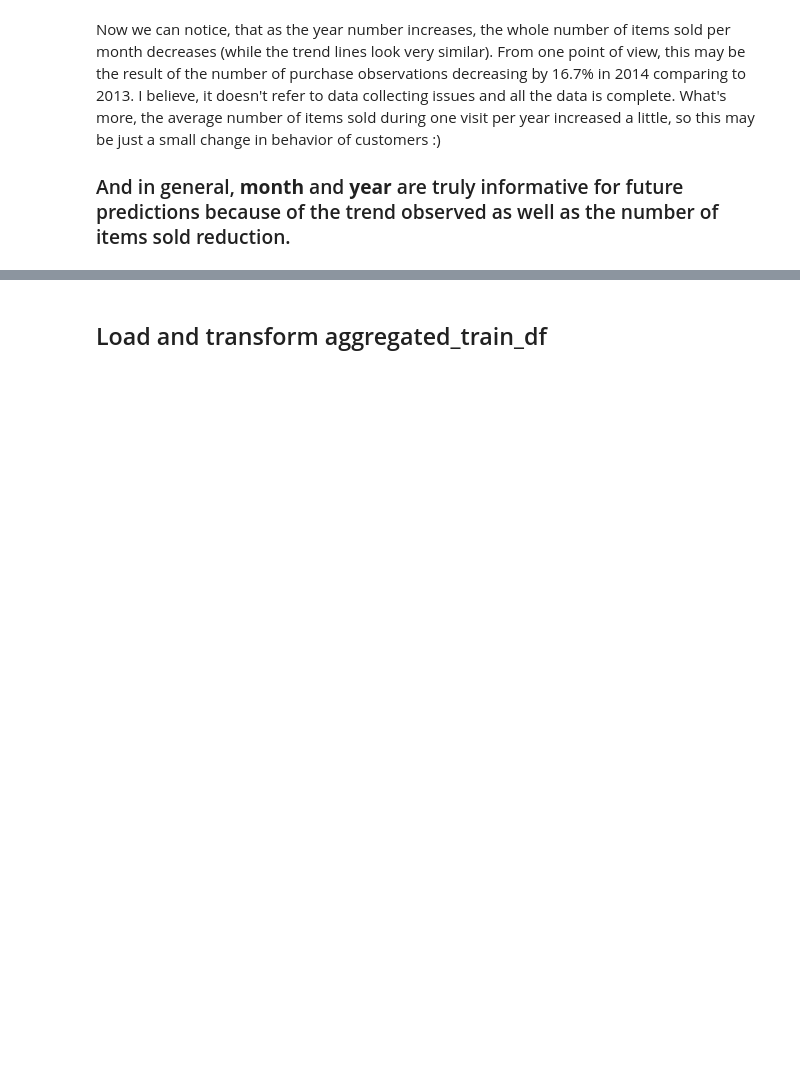
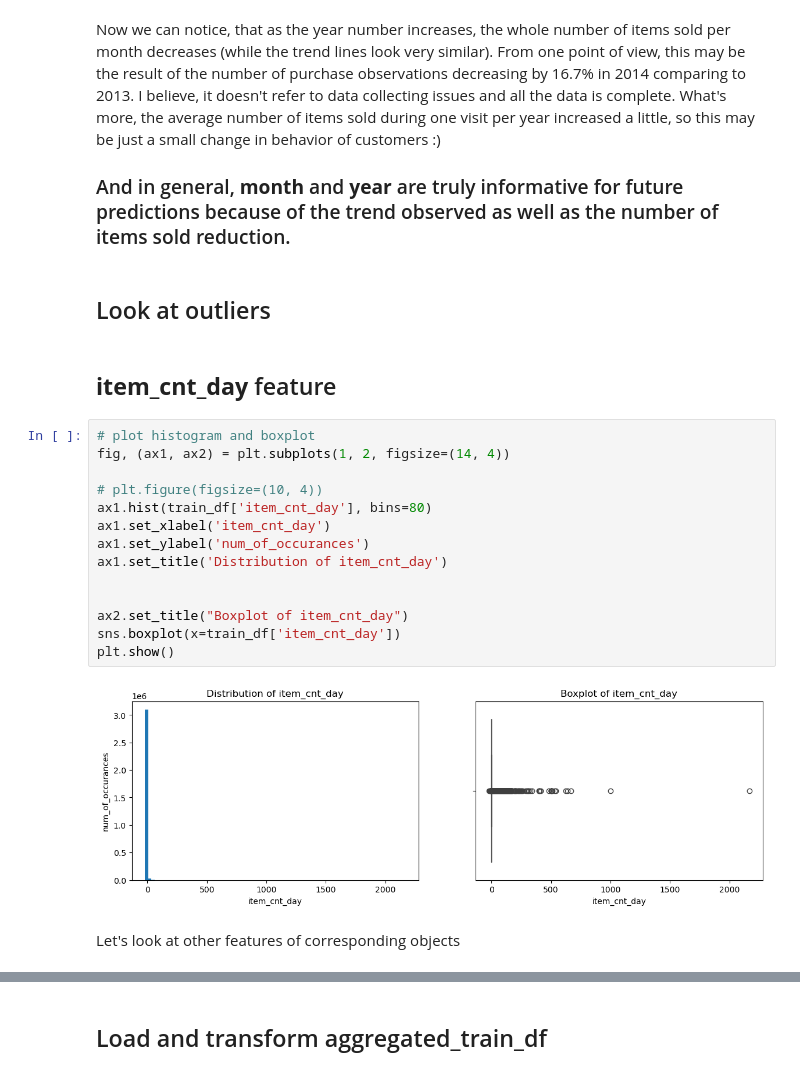
Before and after one commit to Alexennk/ml-ds-practice, a Jupyter notebook: notebooks/eda_notebook.ipynb, the cells around one changed output, grey strips where cells are left out. Cells and saved outputs as stored; diff of their text form; blank space fills up the shorter version.

```diff
--- a/notebooks/eda_notebook.ipynb
+++ b/notebooks/eda_notebook.ipynb
@@ -141,3 +141,25 @@ From one point of view, this may be the result of the number of purchase observa
 refer to data collecting issues and all the data is complete. What's more, the average number of items sold during one visit per year increased a little, so this may be just a small change in behavior of customers :)
 
 ### And in general, **month** and **year** are truly informative for future predictions because of the trend observed as well as the number of items sold reduction.
+# %% [markdown]
+## Look at outliers
+# %% [markdown]
+## **item_cnt_day** feature
+# %%
+# plot histogram and boxplot
+fig, (ax1, ax2) = plt.subplots(1, 2, figsize=(14, 4))
+
+# plt.figure(figsize=(10, 4))
+ax1.hist(train_df['item_cnt_day'], bins=80)
+ax1.set_xlabel('item_cnt_day')
+ax1.set_ylabel('num_of_occurances')
+ax1.set_title('Distribution of item_cnt_day')
+
+
+ax2.set_title("Boxplot of item_cnt_day")
+sns.boxplot(x=train_df['item_cnt_day'])
+plt.show()
+# %% [output]
+[figure, added]
+# %% [markdown]
+Let's look at other features of corresponding objects
```
Also changed, not shown: parts of 48 cells of this notebook, 4 other files.
